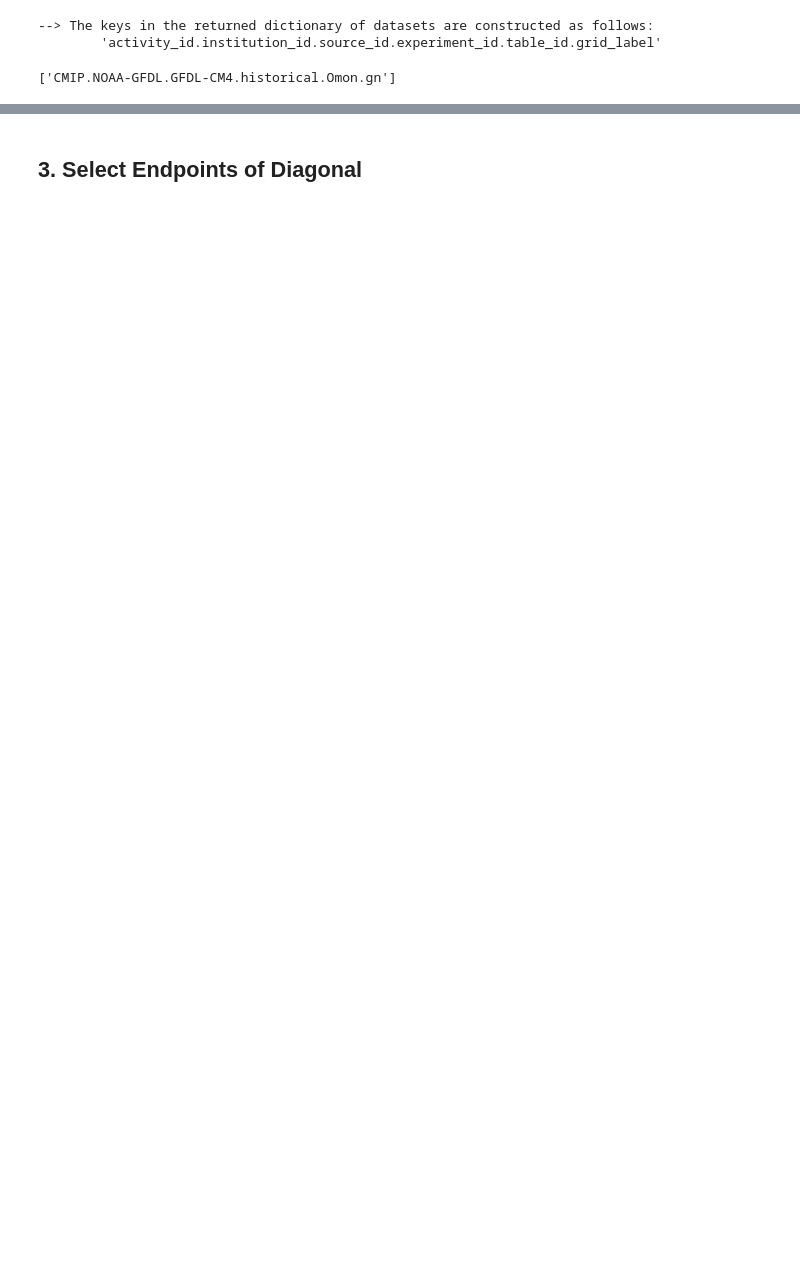
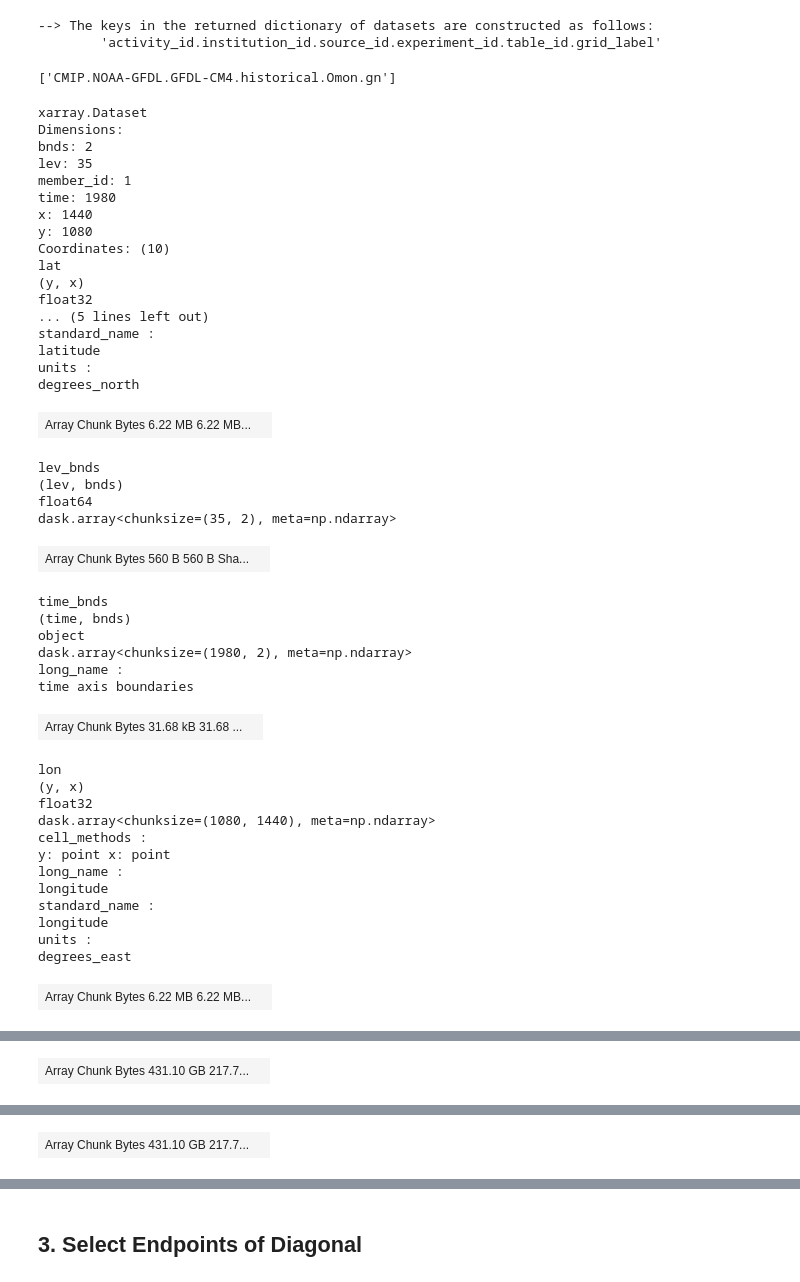
Before and after one commit to disandroa/sectionate, a Jupyter notebook: examples/aki_example.ipynb, the cells around one changed output, grey strips where cells are left out. Cells and saved outputs as stored; diff of their text form; code cells hidden in the pictures; blank space fills up the shorter version.

```diff
--- a/examples/aki_example.ipynb
+++ b/examples/aki_example.ipynb
@@ -35,3 +40,48 @@ list(dset_dict.keys())
 ['CMIP.NOAA-GFDL.GFDL-CM4.historical.Omon.gn']
 # %%
 CM4_hist = dset_dict['CMIP.NOAA-GFDL.GFDL-CM4.historical.Omon.gn']
+CM4_hist
+# %% [output]
+xarray.Dataset
+Dimensions:
+bnds: 2
+lev: 35
+member_id: 1
+time: 1980
+x: 1440
+y: 1080
+Coordinates: (10)
+lat
+(y, x)
+float32
+... (5 lines left out)
+standard_name :
+latitude
+units :
+degrees_north
+| Array Chunk Bytes 6.22 MB 6.22 MB... |  |
+lev_bnds
+(lev, bnds)
+float64
+dask.array<chunksize=(35, 2), meta=np.ndarray>
+| Array Chunk Bytes 560 B 560 B Sha... |  |
+time_bnds
+(time, bnds)
+object
+dask.array<chunksize=(1980, 2), meta=np.ndarray>
+long_name :
+time axis boundaries
+| Array Chunk Bytes 31.68 kB 31.68 ... |  |
+lon
+(y, x)
+float32
+dask.array<chunksize=(1080, 1440), meta=np.ndarray>
+cell_methods :
+y: point x: point
+long_name :
+longitude
+standard_name :
+longitude
+units :
+degrees_east
+| Array Chunk Bytes 6.22 MB 6.22 MB... |  |
@@ -37,0 +105 @@ CM4_hist = dset_dict['CMIP.NOAA-GFDL.GFDL-CM4.historical.Omon.gn']
+| Array Chunk Bytes 431.10 GB 217.7... |  |
@@ -37,0 +122 @@ CM4_hist = dset_dict['CMIP.NOAA-GFDL.GFDL-CM4.historical.Omon.gn']
+| Array Chunk Bytes 431.10 GB 217.7... |  |
```
Also changed, not shown: parts of 4 cells of this notebook.
